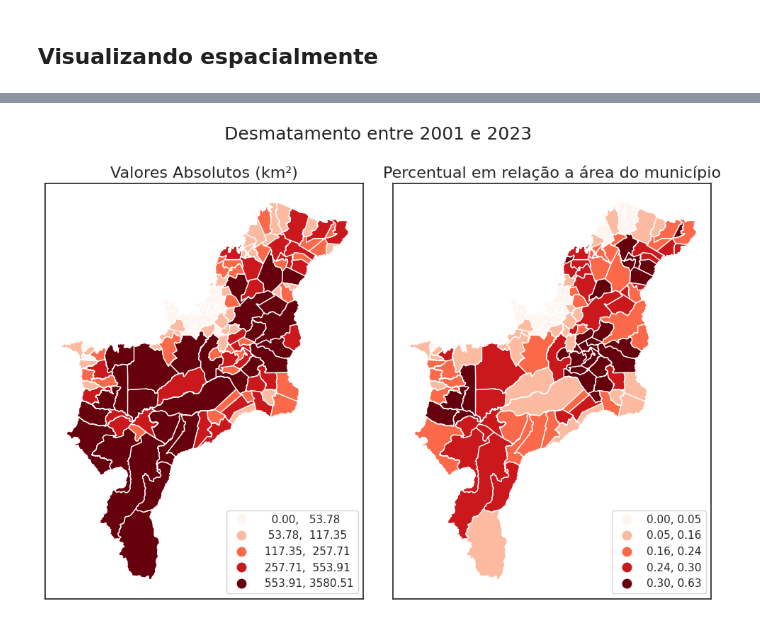
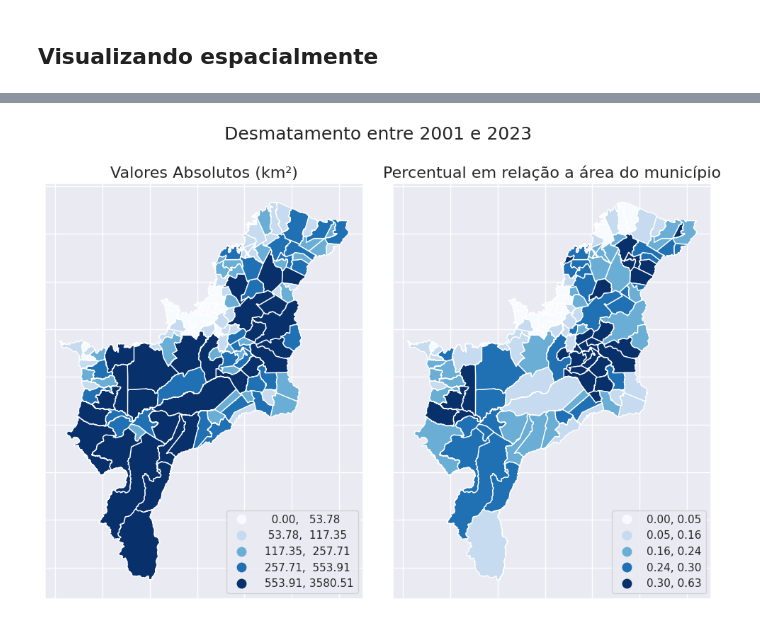
Before and after one commit to LambdaGeo/analise_cerrado_ma, a Jupyter notebook: analise_municipios.ipynb, the cells around one changed output, grey strips where cells are left out. Cells and saved outputs as stored; diff of their text form; code cells hidden in the pictures.

```diff
--- a/analise_municipios.ipynb
+++ b/analise_municipios.ipynb
@@ -2230,7 +2230,7 @@ gdf_limite_cerrado_ma.head()
 gdf_limite_cerrado_ma.to_crs(gdf_mun_cerrado.crs)
 gdf_mun_cerrado_recortado = gpd.overlay(gdf_mun_cerrado, gdf_limite_cerrado_ma, how='intersection')
 # %%
-sns.set_theme(style="white")  # Estilo do gráfico
+sns.set_theme(style="darkgrid")  # Estilo do gráfico
 
 
 fig, axs = plt.subplots(1, 2, figsize=(10, 7))
@@ -2242,7 +2242,7 @@ ax1 = gdf_mun_cerrado_recortado.plot(
     column="D2001-23_km2",  # Data to plot
     scheme="quantiles",  # Classification scheme
     k=5,
-    cmap="Reds",  # Color palette
+    cmap="Blues",  # Color palette
     legend=True,  # Add legend
     #legend_kwds={"fmt": "{:.0f}"},  # Remove decimals in legend
     figsize=(10,100)
@@ -2263,32 +2263,32 @@ ax1.tick_params( axis='y', labelleft=False)
 
 
 ax2 = gdf_mun_cerrado_recortado.plot(
     ax = axs[1],
     column="D2001-23_perc",  # Data to plot
     scheme="quantiles",  # Classification scheme
     k=5,
-    cmap="Reds",  # Color palette
+    cmap="Blues",  # Color palette
     legend=True,  # Add legend
     #legend_kwds={"fmt": "{:.0f}"},  # Remove decimals in legend
     figsize=(10,100)
 )
 #ax2.set_axis_off()
 
 ax2.set_title('Percentual em relação a área do município', fontsize=16)
 
 # Customizar a legenda para posicioná-la no canto inferior direito
 leg = ax2.get_legend()
 leg.set_bbox_to_anchor((1, 0))
 leg._loc = 4  # loc=4 corresponde ao canto inferior direito
 
 
 # Desativar os rótulos do eixo x
 ax2.tick_params(axis='x', labelbottom=False)
 ax2.tick_params( axis='y', labelleft=False)
 # Adicionar um título global e ajustar a posição vertical
 fig.suptitle('Desmatamento entre 2001 e 2023', fontsize=18)
 
 # Ajustar layout
 plt.tight_layout(rect=[0, 0, 1, 0.95])
 # %% [output]
-[figure, old version]
+[figure, new version]
```
